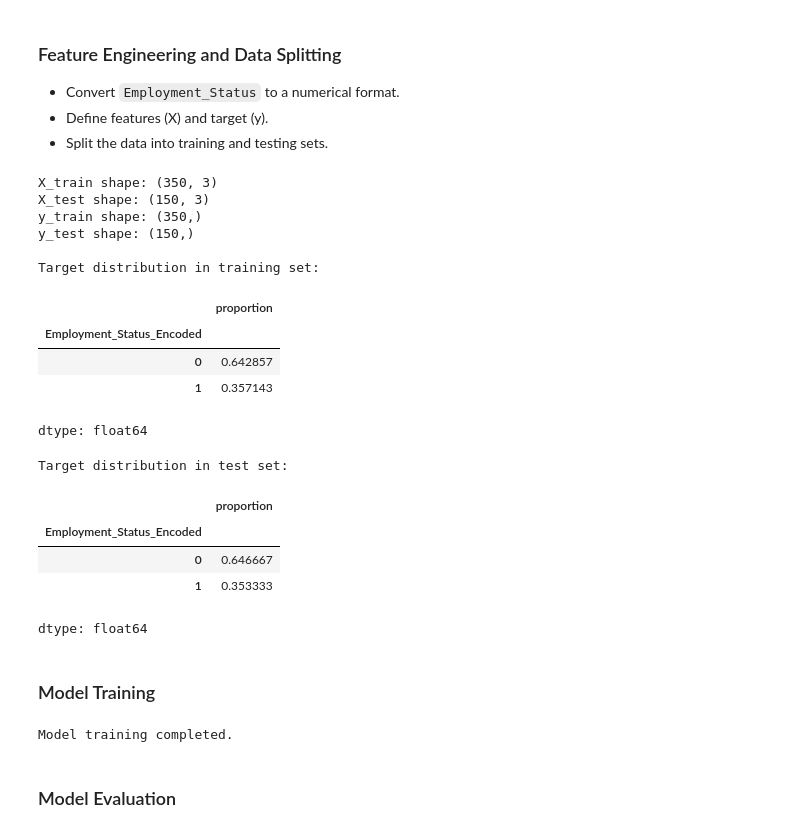
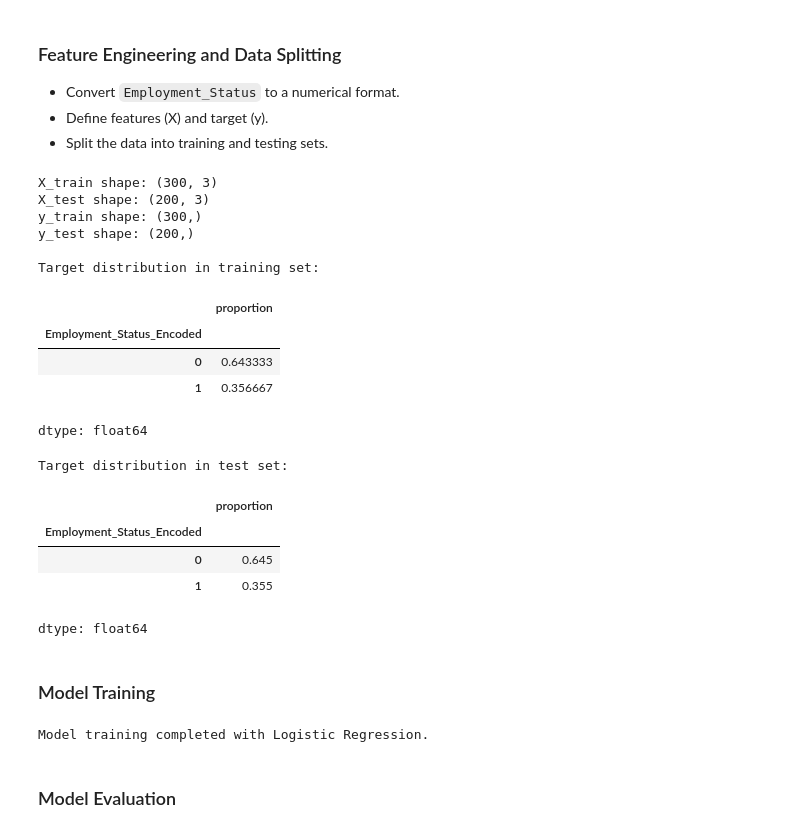
Before and after one commit to saragadamhemanth17/skill_gap, a Jupyter notebook: skill_gap.ipynb, the cells around one changed output. Drawn from its saved outputs; the diff is of its cells as text; code cells hidden in the pictures.

```diff
--- a/skill_gap.ipynb
+++ b/skill_gap.ipynb
@@ -141,60 +143,61 @@ Dataset Description:
 # %%
 from sklearn.model_selection import train_test_split
 from sklearn.preprocessing import LabelEncoder
 
 # Convert 'Employment_Status' to numerical (0 for 'Not Employed', 1 for 'Employed')
 le = LabelEncoder()
 df['Employment_Status_Encoded'] = le.fit_transform(df['Employment_Status'])
 
 # Define features (X) and target (y)
 # Removed 'Employability_Percentage' due to potential data leakage
 X = df[['Academic_Score', 'Industry_Skill', 'Skill_Gap']]
 y = df['Employment_Status_Encoded']
 
 # Split the data into training and testing sets
-X_train, X_test, y_train, y_test = train_test_split(X, y, test_size=0.3, random_state=42, stratify=y)
+X_train, X_test, y_train, y_test = train_test_split(X, y, test_size=0.4, random_state=42, stratify=y)
 
 print("X_train shape:", X_train.shape)
 print("X_test shape:", X_test.shape)
 print("y_train shape:", y_train.shape)
 print("y_test shape:", y_test.shape)
 
 print("\nTarget distribution in training set:")
 display(y_train.value_counts(normalize=True))
 print("\nTarget distribution in test set:")
 display(y_test.value_counts(normalize=True))
 # %% [output]
-X_train shape: (350, 3)
-X_test shape: (150, 3)
-y_train shape: (350,)
-y_test shape: (150,)
+X_train shape: (300, 3)
+X_test shape: (200, 3)
+y_train shape: (300,)
+y_test shape: (200,)
 
 Target distribution in training set:
 |  | proportion |
 | Employment_Status_Encoded |  |
-| 0 | 0.642857 |
-| 1 | 0.357143 |
+| 0 | 0.643333 |
+| 1 | 0.356667 |
 dtype: float64
 Target distribution in test set:
 |  | proportion |
 | Employment_Status_Encoded |  |
-| 0 | 0.646667 |
-| 1 | 0.353333 |
+| 0 | 0.645 |
+| 1 | 0.355 |
 dtype: float64
 # %% [markdown]
 ### Model Training
 # %%
-from sklearn.ensemble import RandomForestClassifier
+from sklearn.linear_model import LogisticRegression
 
-# Initialize the Random Forest Classifier
-model = RandomForestClassifier(n_estimators=100, random_state=42)
+# Initialize the Logistic Regression model
+# Using a simpler model to get more realistic (lower) accuracy scores
+model = LogisticRegression(random_state=42, solver='liblinear') # 'liblinear' solver works well for small datasets and binary classification
 
 # Train the model
 model.fit(X_train, y_train)
 
-print("Model training completed.")
+print("Model training completed with Logistic Regression.")
 # %% [output]
-Model training completed.
+Model training completed with Logistic Regression.
 # %% [markdown]
 ### Model Evaluation
 # %%
```
Also changed, not shown: parts of 3 cells of this notebook.
